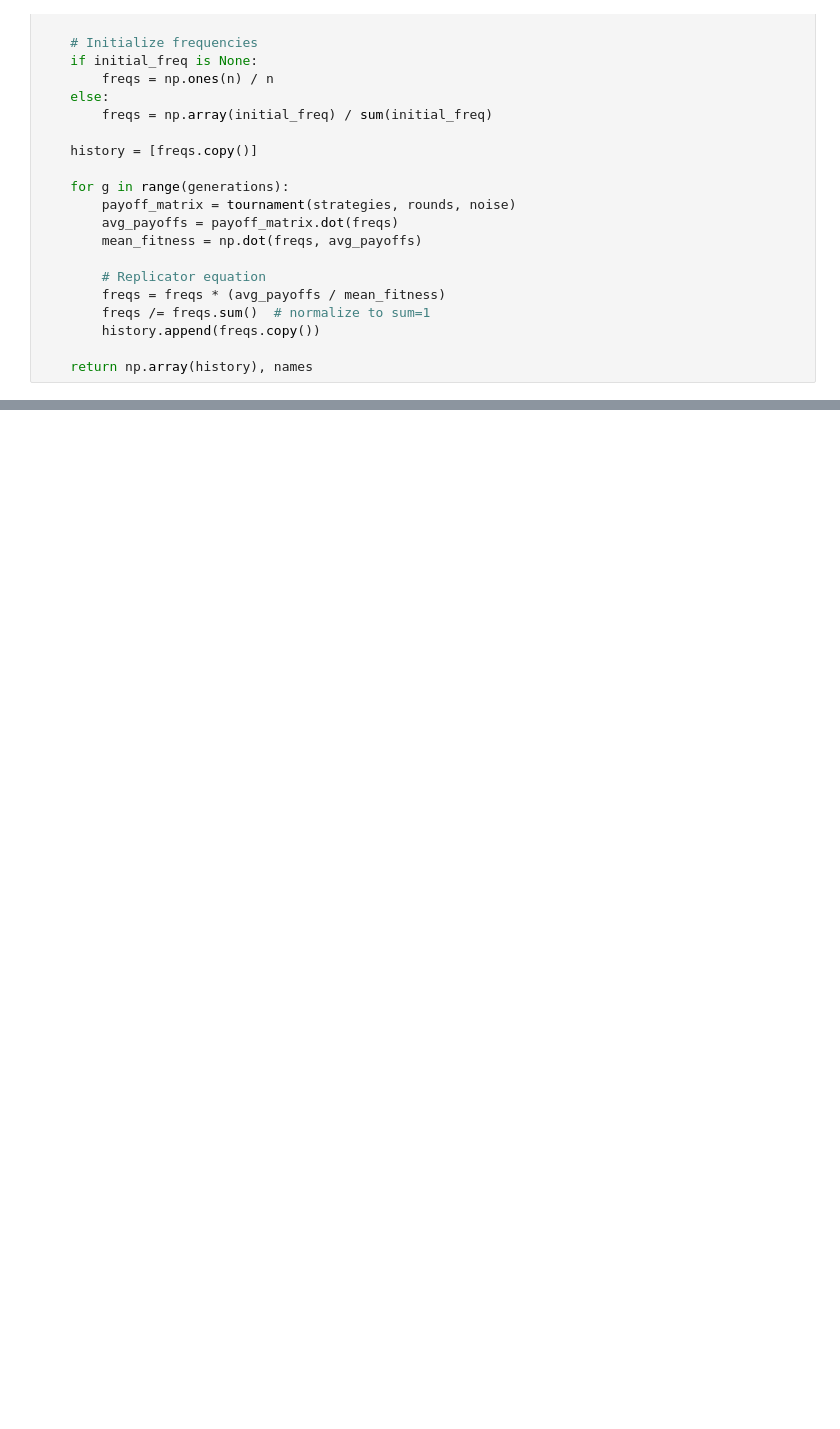
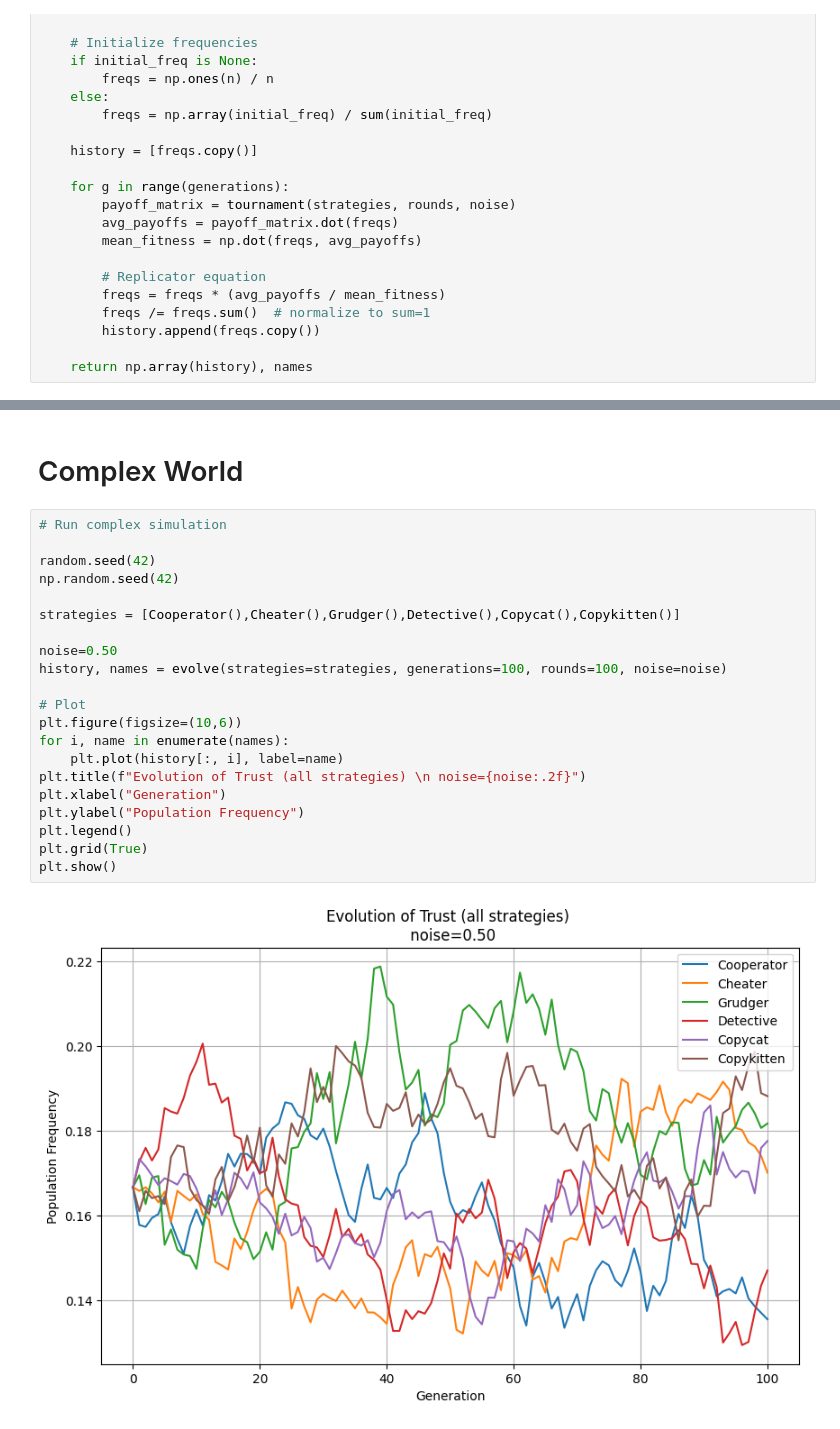
Before and after one commit to genielab/evolution_of_trust_game_theory, a Jupyter notebook: game-theory-test.ipynb, the cells around one changed output, grey strips where cells are left out. Drawn from its saved outputs; the diff is of its cells as text; blank space fills up the shorter version.

```diff
--- a/game-theory-test.ipynb
+++ b/game-theory-test.ipynb
@@ -187,0 +222,25 @@ NameError: name 'mutation_rate' is not defined
+# %% [markdown]
+# Complex World
+# %%
+# Run complex simulation
+
+random.seed(42)
+np.random.seed(42)
+
+strategies = [Cooperator(),Cheater(),Grudger(),Detective(),Copycat(),Copykitten()]
+
+noise=0.50
+history, names = evolve(strategies=strategies, generations=100, rounds=100, noise=noise)
+
+# Plot
+plt.figure(figsize=(10,6))
+for i, name in enumerate(names):
+    plt.plot(history[:, i], label=name)
+plt.title(f"Evolution of Trust (all strategies) \n noise={noise:.2f}")
+plt.xlabel("Generation")
+plt.ylabel("Population Frequency")
+plt.legend()
+plt.grid(True)
+plt.show()
+# %% [output]
+[figure, added]
```
Also changed, not shown: parts of 11 cells of this notebook.
